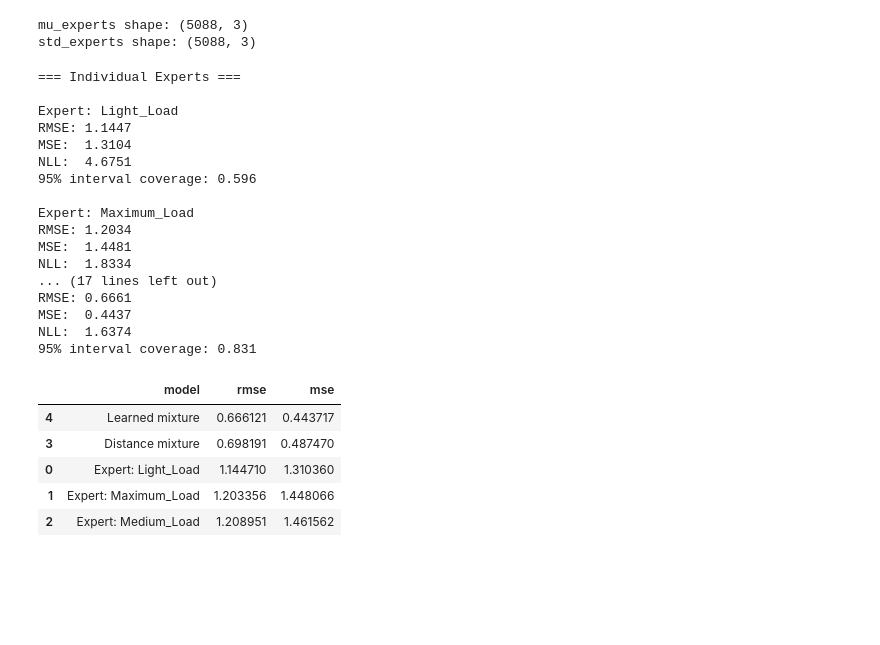
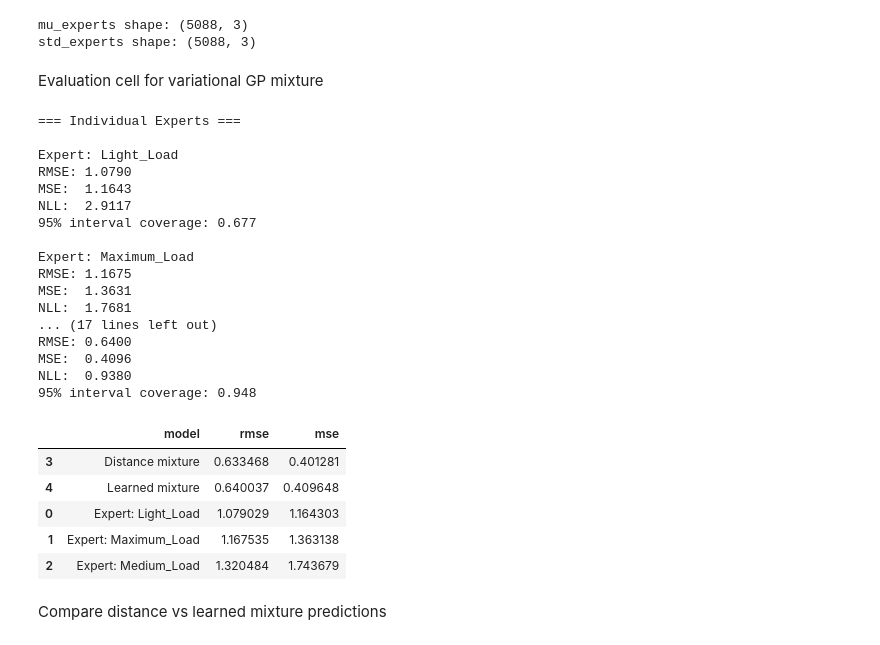
Before and after one commit to Vladikadze/Sparse-Gaussian-Process-for-Energy-Usage, a Jupyter notebook: several_sparce_gp.ipynb, the cells around one changed output. Drawn from its saved outputs; the diff is of its cells as text; code cells hidden in the pictures; blank space fills up the shorter version.

```diff
--- a/several_sparce_gp.ipynb
+++ b/several_sparce_gp.ipynb
@@ -958,9 +963,26 @@ print("std_experts shape:", std_experts.shape)
 # %% [output]
 mu_experts shape: (5088, 3)
 std_experts shape: (5088, 3)
+# %%
+# Recompute mixture predictions using SVGP experts
+mu_distance_mix = np.sum(distance_weights * mu_experts, axis=1)
+
+var_experts = std_experts ** 2
+within_uncertainty = np.sum(distance_weights * var_experts, axis=1)
+disagreement = np.sum(distance_weights * mu_experts ** 2, axis=1) - mu_distance_mix ** 2
+var_distance_mix = within_uncertainty + BETA * disagreement
+std_distance_mix = np.sqrt(np.maximum(var_distance_mix, 0.0))
+std_distance_mix = np.minimum(std_distance_mix, STD_CLIP)
+
+mu_learned_mix = np.sum(learned_weights * mu_experts, axis=1)
+within_uncertainty = np.sum(learned_weights * var_experts, axis=1)
+disagreement = np.sum(learned_weights * mu_experts ** 2, axis=1) - mu_learned_mix ** 2
+var_learned_mix = within_uncertainty + BETA * disagreement
+std_learned_mix = np.sqrt(np.maximum(var_learned_mix, 0.0))
+std_learned_mix = np.minimum(std_learned_mix, STD_CLIP)
+# %% [markdown]
+Evaluation cell for variational GP mixture
 # %%
-# --- Evaluation cell for variational GP mixture ---
-
 def evaluate_model(name, y_true, y_pred, std_pred=None):
     rmse_val = rmse(y_true, y_pred)
     mse_val = mean_squared_error(y_true, y_pred)
@@ -1013,47 +1035,55 @@ evaluate_model(
     std_learned_mix,
 )
 
 
 # --- Optional: comparison table ---
 results_eval = []
 
 def add_result(name, y_true, y_pred):
     results_eval.append({
         "model": name,
         "rmse": rmse(y_true, y_pred),
         "mse": mean_squared_error(y_true, y_pred),
     })
 
 for j, name in enumerate(expert_names):
     add_result(f"Expert: {name}", y_test, mu_experts[:, j])
 
 add_result("Distance mixture", y_test, mu_distance_mix)
 add_result("Learned mixture", y_test, mu_learned_mix)
 
 eval_df = pd.DataFrame(results_eval).sort_values("rmse")
 display(eval_df)
+
+# Save SVGP predictions
+mu_distance_mix_svgp = mu_distance_mix.copy()
+std_distance_mix_svgp = std_distance_mix.copy()
+mu_learned_mix_svgp = mu_learned_mix.copy()
+std_learned_mix_svgp = std_learned_mix.copy()
 # %% [output]
 === Individual Experts ===
 
 Expert: Light_Load
-RMSE: 1.1447
-MSE:  1.3104
-NLL:  4.6751
-95% interval coverage: 0.596
+RMSE: 1.0790
+MSE:  1.1643
+NLL:  2.9117
+95% interval coverage: 0.677
 
 Expert: Maximum_Load
-RMSE: 1.2034
-MSE:  1.4481
-NLL:  1.8334
+RMSE: 1.1675
+MSE:  1.3631
+NLL:  1.7681
 ... (17 lines left out)
-RMSE: 0.6661
-MSE:  0.4437
-NLL:  1.6374
-95% interval coverage: 0.831
+RMSE: 0.6400
+MSE:  0.4096
+NLL:  0.9380
+95% interval coverage: 0.948
 |  | model | rmse | mse |
-| 4 | Learned mixture | 0.666121 | 0.443717 |
-| 3 | Distance mixture | 0.698191 | 0.487470 |
-| 0 | Expert: Light_Load | 1.144710 | 1.310360 |
-| 1 | Expert: Maximum_Load | 1.203356 | 1.448066 |
-| 2 | Expert: Medium_Load | 1.208951 | 1.461562 |
+| 3 | Distance mixture | 0.633468 | 0.401281 |
+| 4 | Learned mixture | 0.640037 | 0.409648 |
+| 0 | Expert: Light_Load | 1.079029 | 1.164303 |
+| 1 | Expert: Maximum_Load | 1.167535 | 1.363138 |
+| 2 | Expert: Medium_Load | 1.320484 | 1.743679 |
+# %% [markdown]
+Compare distance vs learned mixture predictions
 # %%
```
Also changed, not shown: parts of 7 cells of this notebook.
